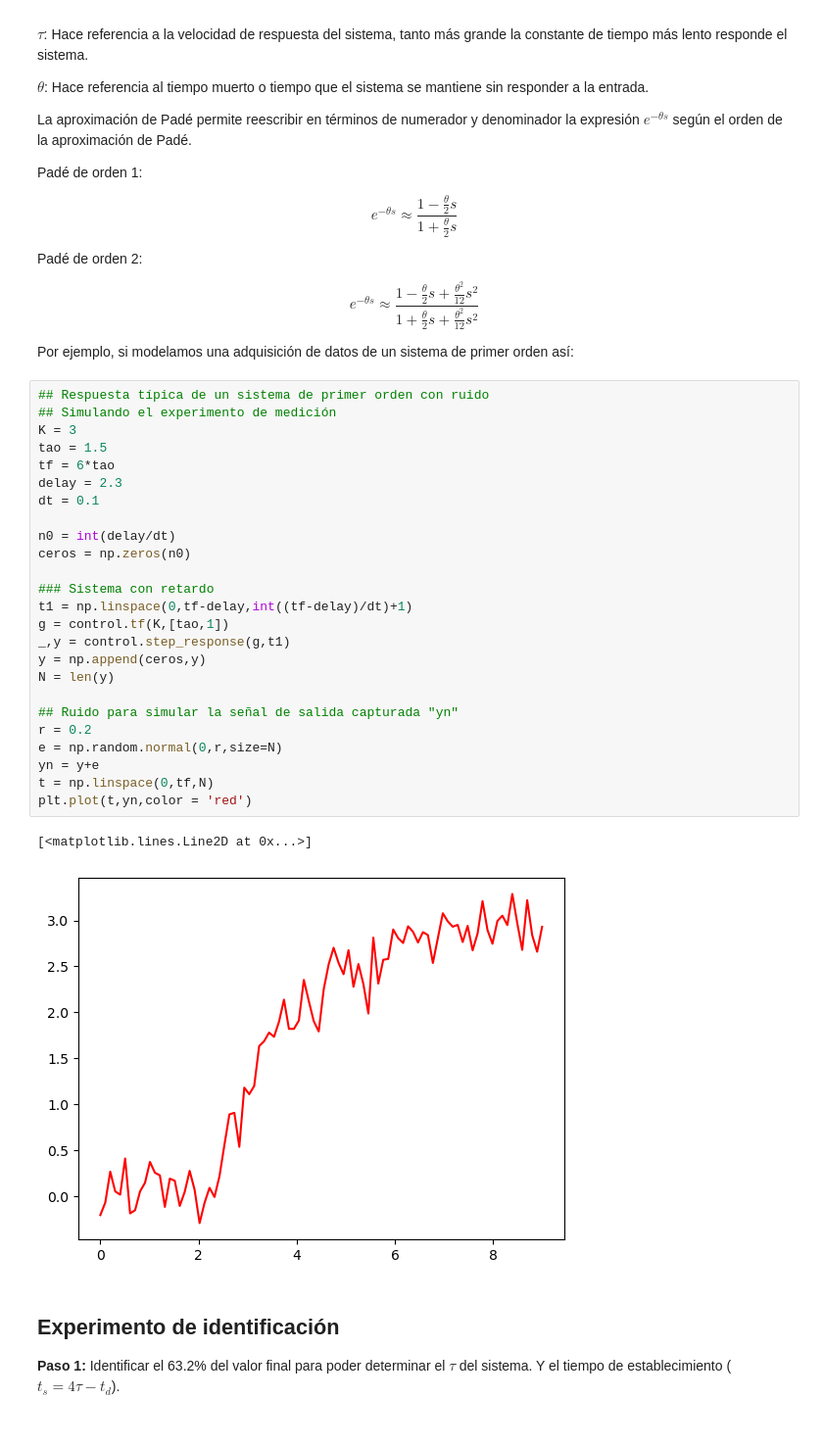
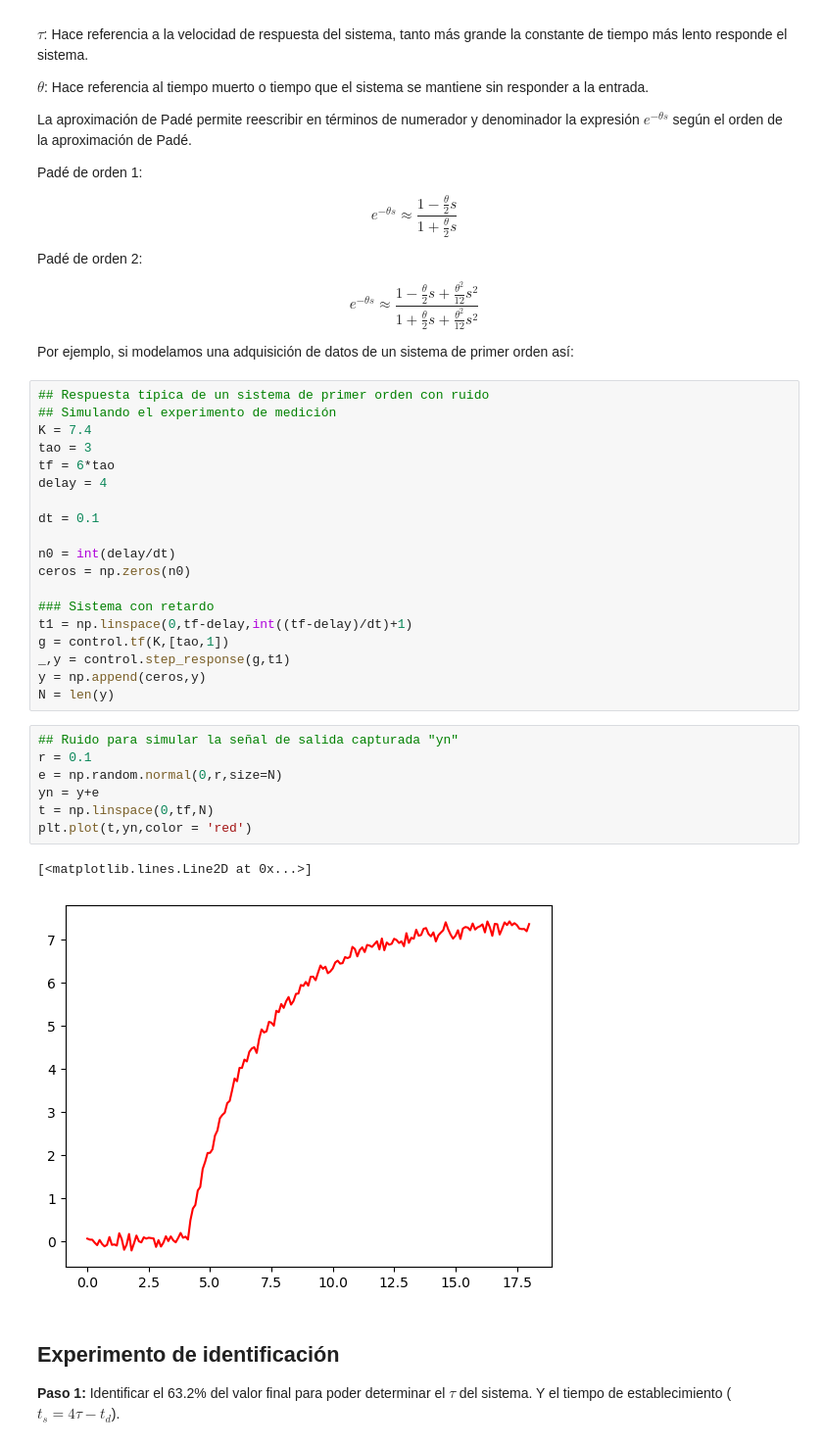
Before and after one commit to jairocuellar/System_identification, a Jupyter notebook: class_02_03.ipynb, the cells around one changed output. Shown at 98% size. Saved outputs shown, nothing was run; the diff lists cells and outputs as text.

```diff
--- a/class_02_03.ipynb
+++ b/class_02_03.ipynb
@@ -49,10 +49,11 @@ Por ejemplo, si modelamos una adquisición de datos de un sistema de primer orde
 # %%
 ## Respuesta típica de un sistema de primer orden con ruido
 ## Simulando el experimento de medición
-K = 3
-tao = 1.5
+K = 7.4
+tao = 3
 tf = 6*tao
-delay = 2.3
+delay = 4
+
 dt = 0.1
 
 n0 = int(delay/dt)
@@ -64,16 +65,16 @@ g = control.tf(K,[tao,1])
 _,y = control.step_response(g,t1)
 y = np.append(ceros,y)
 N = len(y)
-
-## Ruido para simular la señal de salida capturada "yn"
-r = 0.2
-e = np.random.normal(0,r,size=N)
-yn = y+e
-t = np.linspace(0,tf,N)
-plt.plot(t,yn,color = 'red')
-# %% [output]
-[<matplotlib.lines.Line2D at 0x...>]
-[figure, removed]
+# %%
+## Ruido para simular la señal de salida capturada "yn"
+r = 0.1
+e = np.random.normal(0,r,size=N)
+yn = y+e
+t = np.linspace(0,tf,N)
+plt.plot(t,yn,color = 'red')
+# %% [output]
+[<matplotlib.lines.Line2D at 0x...>]
+[figure, added]
 # %% [markdown]
 ## Experimento de identificación
 
```
Also changed, not shown: parts of 3 cells of this notebook, 20 other files.
